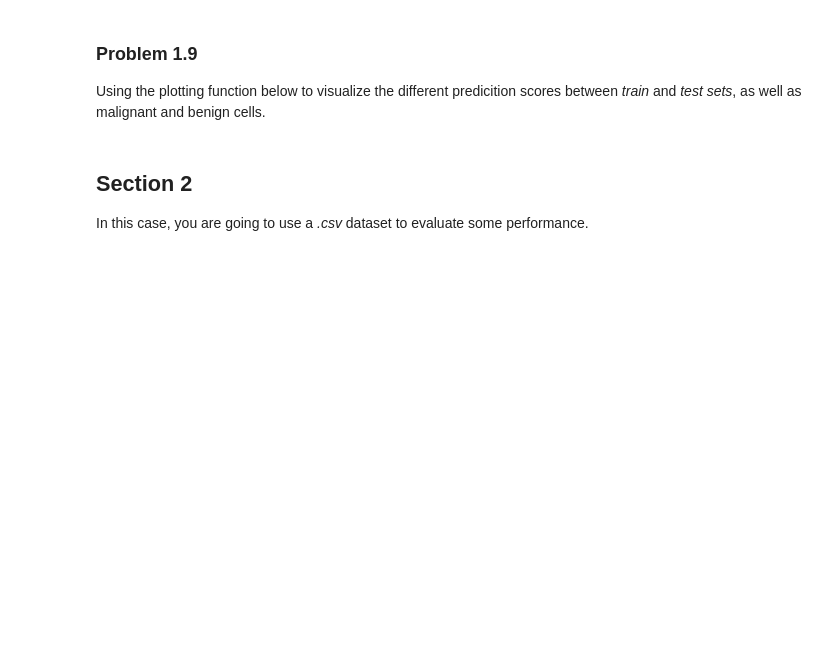
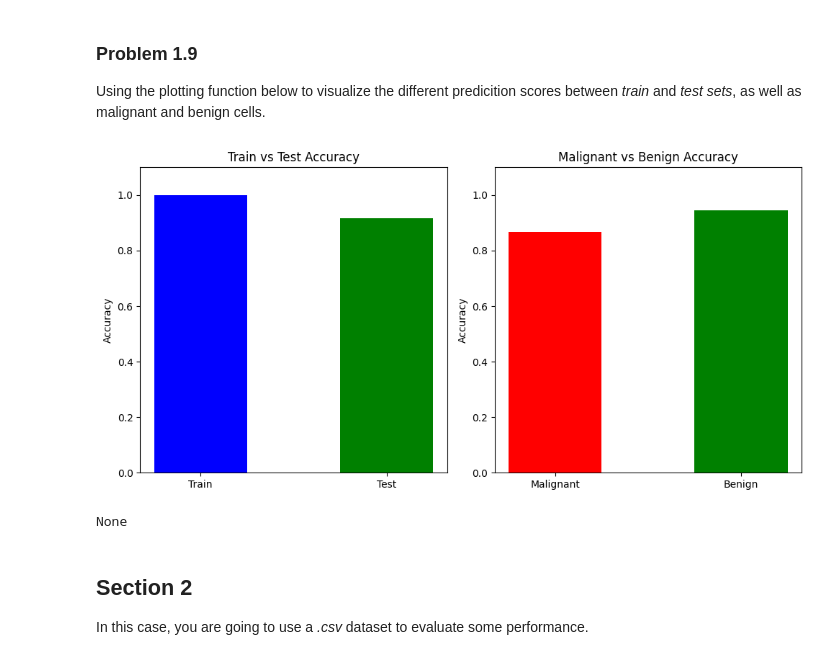
Before and after one commit to AndresRuiz14502/Taller-1-Ciencia_de_Datos, a Jupyter notebook: Workshop_4.ipynb, the cells around one changed output. Cells and saved outputs as stored; diff of their text form; code cells hidden in the pictures; blank space fills up the shorter version.

```diff
--- a/Workshop_4.ipynb
+++ b/Workshop_4.ipynb
@@ -163,0 +164,9 @@ def answer_five():
+# %%
+from sklearn.neighbors import KNeighborsClassifier
+
+def answer_five():
+    knn = KNeighborsClassifier(n_neighbors=1)
+    X_train, X_test, y_train, y_test = answer_four()
+    knn.fit(X_train, y_train)
+    return knn
+print(type(answer_five()))
@@ -206,17 +250,59 @@ def answer_eight():
 ### Problem 1.9
 
 Using the plotting function below to visualize the different predicition scores between _train_ and _test sets_, as well as malignant and benign cells.
-# %%
-%matplotlib notebook
-import matplotlib.pyplot as plt
-
-def answer_nine():
-
-
-    # YOUR CODE HERE
-    raise NotImplementedError()
-
-answer_nine()
+# %%
+%matplotlib notebook
+%matplotlib inline
+import matplotlib.pyplot as plt
+
+def answer_nine():
+
+    predicter = answer_five()
+    X_train, X_test, y_train, y_test = answer_four()
+
+
+    train_predictions = predicter.predict(X_train)
+    test_predictions = predicter.predict(X_test)
+
+    train_accuracy = predicter.score(X_train, y_train)
+    test_accuracy = predicter.score(X_test, y_test)
+
+    #ill' put the uncleanest plotter you have ever seen, because im bad with plots
+
+    plt.figure(figsize=(10, 5))
+
+    # Subgráfico 1: Comparación de precisión entre entrenamiento y prueba
+    plt.subplot(1, 2, 1)
+    #plt.bar(['Train', 'Test'], [train_accuracy, test_accuracy], color=['blue', 'green'], width=0.4)
+    plt.bar(['Train'], train_accuracy, color='blue',  width=0.5)
+    plt.bar(['Test'], test_accuracy, color='green',  width=0.5)
+
+    plt.ylim(0, 1.1)
+    plt.ylabel('Accuracy')
+    plt.title('Train vs Test Accuracy')
+
+    # Subgráfico 2: Comparación de precisión entre maligno y benigno en el conjunto de prueba
+    plt.subplot(1, 2, 2)
+    malignant_indices = y_test == 0
+    benign_indices = y_test == 1
+
+    malignant_accuracy = (test_predictions[malignant_indices] == y_test[malignant_indices]).mean()
+    benign_accuracy = (test_predictions[benign_indices] == y_test[benign_indices]).mean()
+
+
+    plt.bar(['Malignant'], malignant_accuracy, color='red',  width=0.5)
+    plt.bar(['Benign'], benign_accuracy, color='green',  width=0.5)
+    plt.ylim(0, 1.1)
+    plt.ylabel('Accuracy')
+    plt.title('Malignant vs Benign Accuracy')
+
+    plt.tight_layout()
+    plt.show()
+
+print(answer_nine())
+# %% [output]
+[figure, added]
+None
 # %% [markdown]
 ## Section 2
 
```
Also changed, not shown: parts of 14 cells of this notebook, 1 other file.
